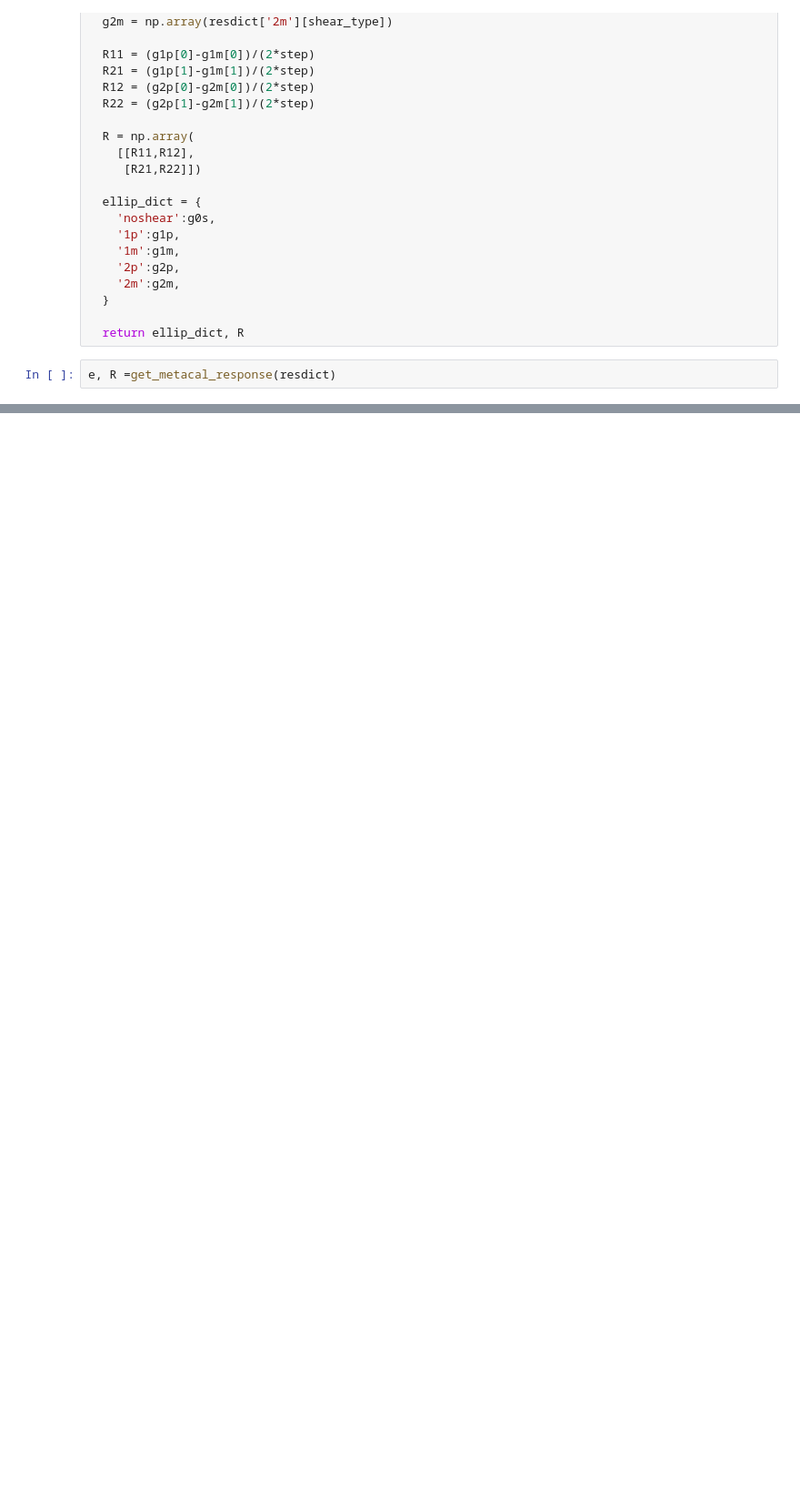
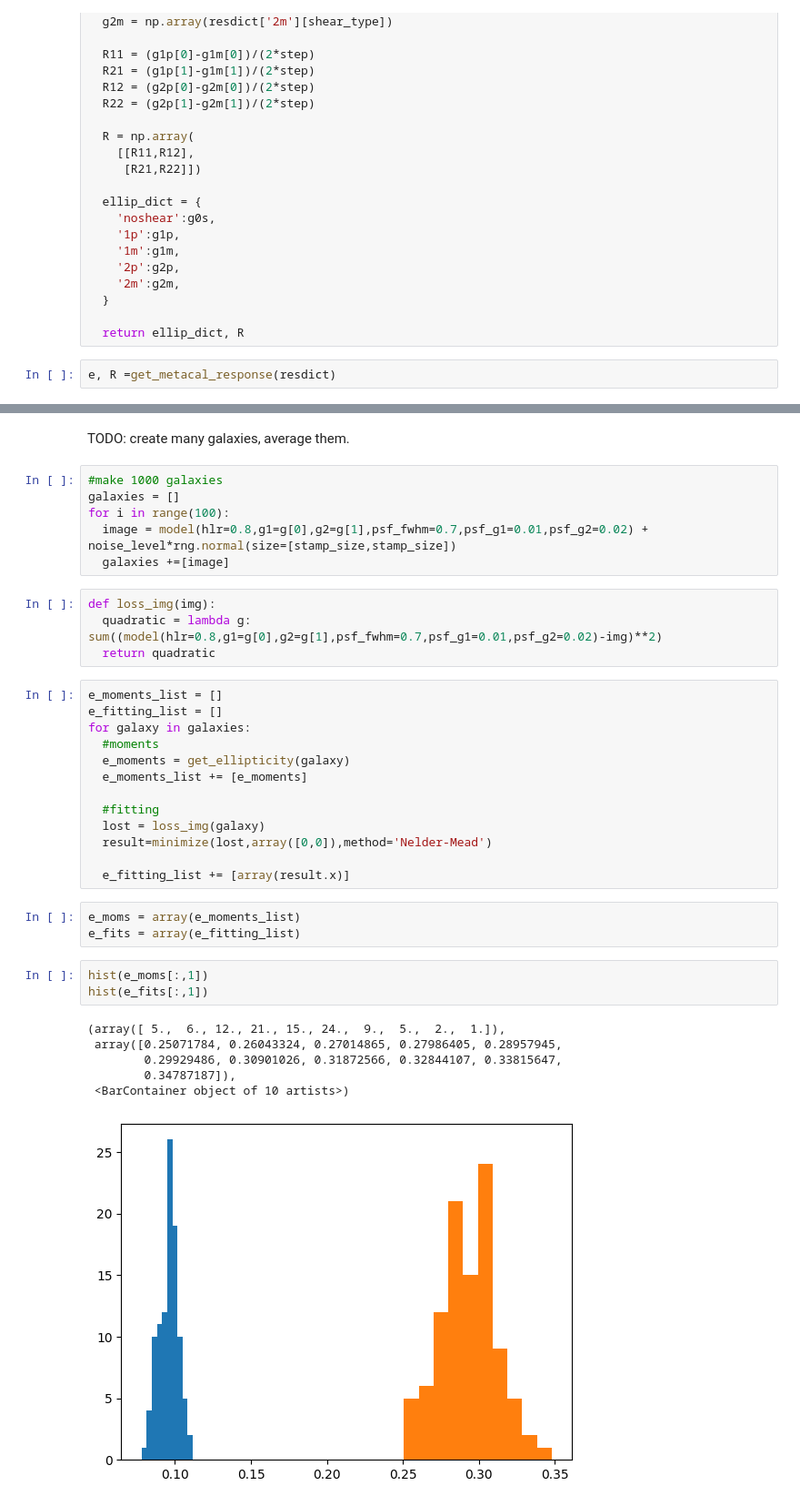
Before and after one commit to andrevitorelli/that-box-over-there, a Jupyter notebook: MetaCal.ipynb, the cells around one changed output, grey strips where cells are left out. Shown at 91% size. Saved outputs shown, nothing was run; the diff lists cells and outputs as text; blank space fills up the shorter version.

```diff
--- a/MetaCal.ipynb
+++ b/MetaCal.ipynb
@@ -349,0 +336,38 @@ array([0.03021292, 0.08590051])
+# %% [markdown]
+TODO: create many galaxies, average them.
+# %%
+#make 1000 galaxies
+galaxies = []
+for i in range(100):
+  image = model(hlr=0.8,g1=g[0],g2=g[1],psf_fwhm=0.7,psf_g1=0.01,psf_g2=0.02) + noise_level*rng.normal(size=[stamp_size,stamp_size])
+  galaxies +=[image]
+# %%
+def loss_img(img):
+  quadratic = lambda g: sum((model(hlr=0.8,g1=g[0],g2=g[1],psf_fwhm=0.7,psf_g1=0.01,psf_g2=0.02)-img)**2)
+  return quadratic
+# %%
+e_moments_list = []
+e_fitting_list = []
+for galaxy in galaxies:
+  #moments
+  e_moments = get_ellipticity(galaxy)
+  e_moments_list += [e_moments]
+
+  #fitting
+  lost = loss_img(galaxy)
+  result=minimize(lost,array([0,0]),method='Nelder-Mead')
+
+  e_fitting_list += [array(result.x)]
+# %%
+e_moms = array(e_moments_list)
+e_fits = array(e_fitting_list)
+# %%
+hist(e_moms[:,1])
+hist(e_fits[:,1])
+# %% [output]
+(array([ 5.,  6., 12., 21., 15., 24.,  9.,  5.,  2.,  1.]),
+ array([0.25071784, 0.26043324, 0.27014865, 0.27986405, 0.28957945,
+        0.29929486, 0.30901026, 0.31872566, 0.32844107, 0.33815647,
+        0.34787187]),
+ <BarContainer object of 10 artists>)
+[figure, added]
```
Also changed, not shown: parts of 19 cells of this notebook.
